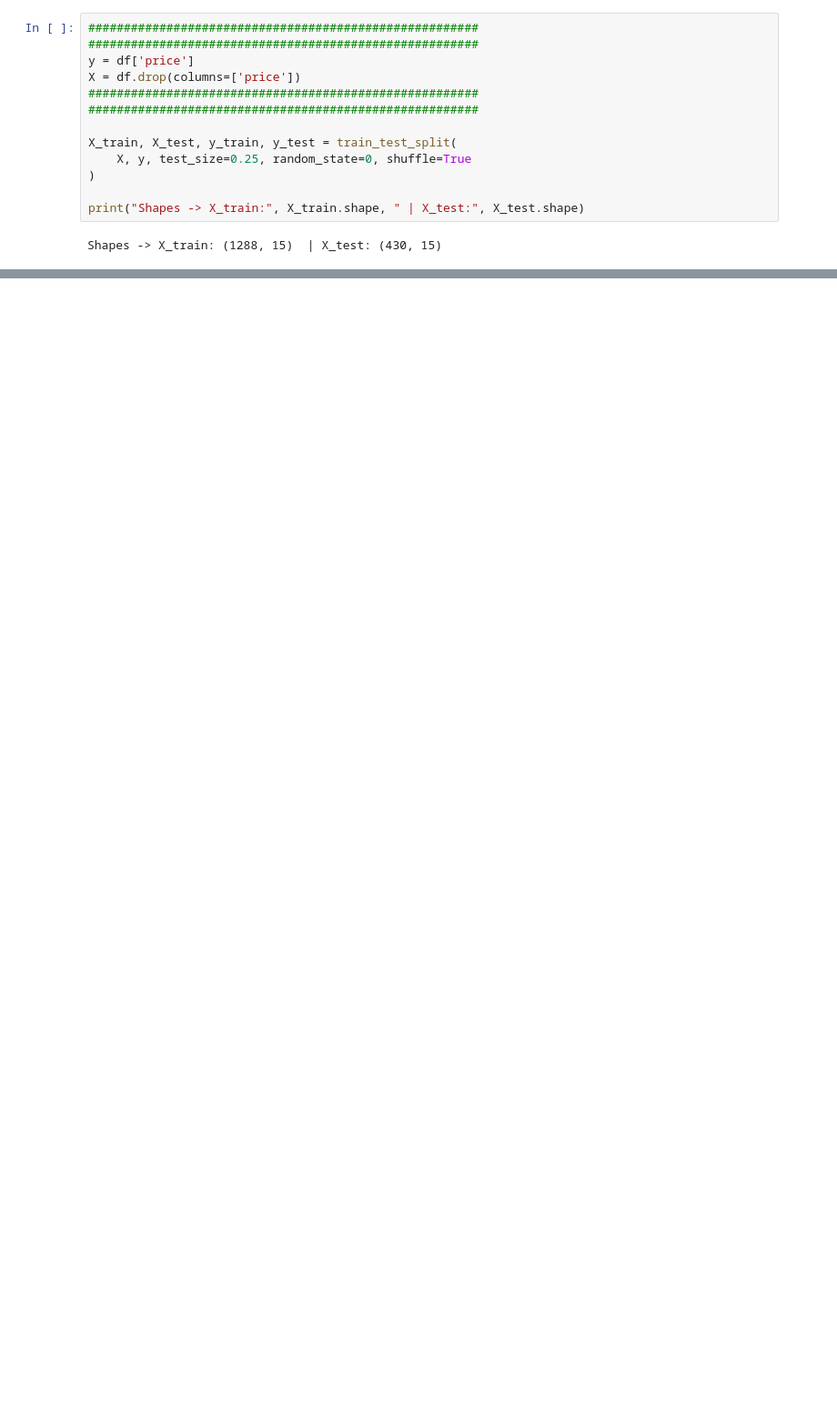
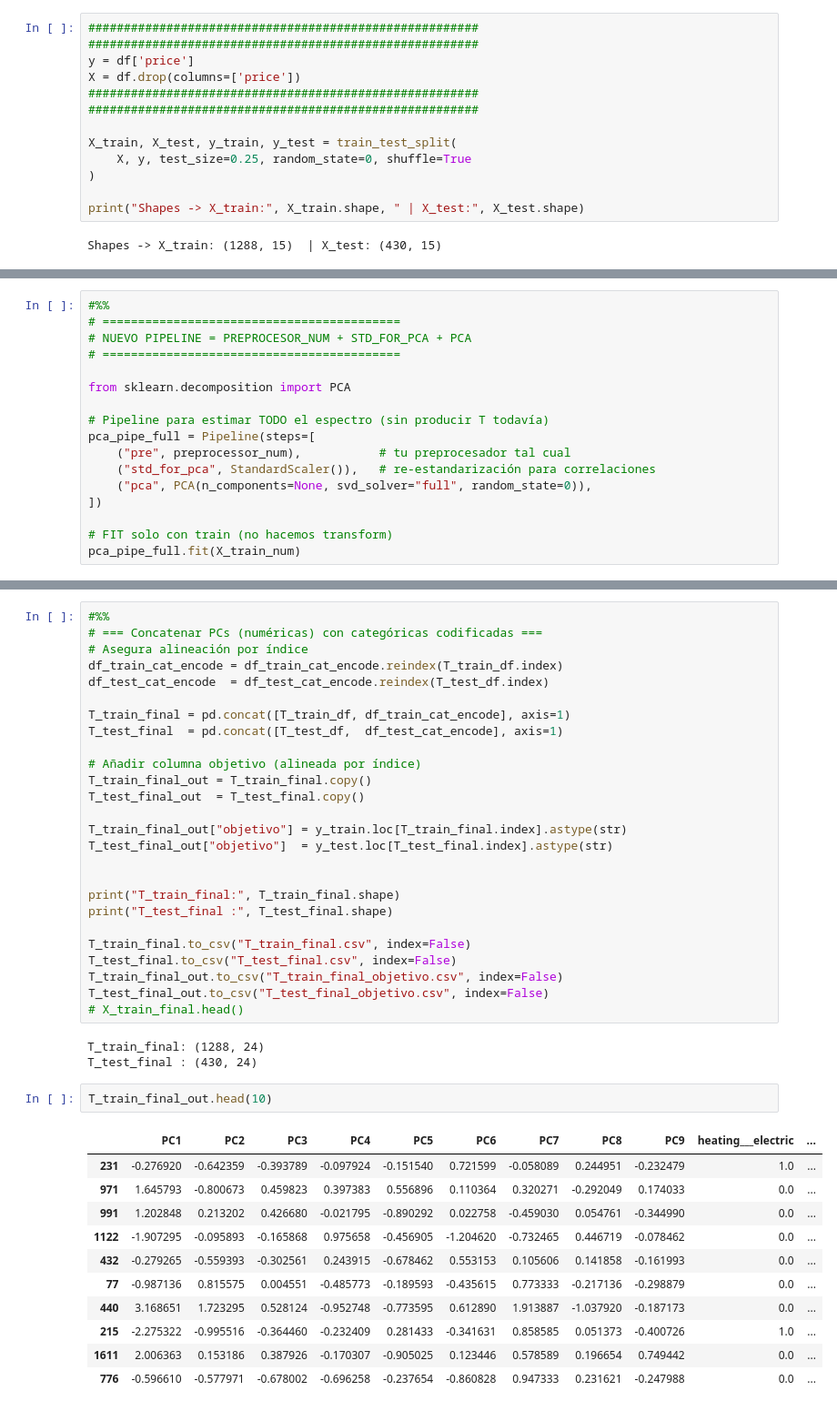
Before and after one commit to NePA13/Examen_Parcial_3, a Jupyter notebook: 01_preprocessing_results/preprocessing/01_A_preprocessing.ipynb, the cells around one changed output, grey strips where cells are left out. Shown at 91% size. Saved outputs shown, nothing was run; the diff lists cells and outputs as text; blank space fills up the shorter version.

Commit message:
Finalizacion del codigo, con resultados para el mejor modelo de predicción

```diff
--- a/01_preprocessing_results/preprocessing/01_A_preprocessing.ipynb
+++ b/01_preprocessing_results/preprocessing/01_A_preprocessing.ipynb
@@ -47,0 +397,17 @@ Shapes -> X_train: (1288, 15)  | X_test: (430, 15)
+# %%
+#%%
+# ==========================================
+# NUEVO PIPELINE = PREPROCESOR_NUM + STD_FOR_PCA + PCA
+# ==========================================
+
+from sklearn.decomposition import PCA
+
+# Pipeline para estimar TODO el espectro (sin producir T todavía)
+pca_pipe_full = Pipeline(steps=[
+    ("pre", preprocessor_num),           # tu preprocesador tal cual
+    ("std_for_pca", StandardScaler()),   # re-estandarización para correlaciones
+    ("pca", PCA(n_components=None, svd_solver="full", random_state=0)),
+])
+
+# FIT solo con train (no hacemos transform)
+pca_pipe_full.fit(X_train_num)
@@ -47,0 +622,43 @@ Shapes -> X_train: (1288, 15)  | X_test: (430, 15)
+# %%
+#%%
+# === Concatenar PCs (numéricas) con categóricas codificadas ===
+# Asegura alineación por índice
+df_train_cat_encode = df_train_cat_encode.reindex(T_train_df.index)
+df_test_cat_encode  = df_test_cat_encode.reindex(T_test_df.index)
+
+T_train_final = pd.concat([T_train_df, df_train_cat_encode], axis=1)
+T_test_final  = pd.concat([T_test_df,  df_test_cat_encode], axis=1)
+
+# Añadir columna objetivo (alineada por índice)
+T_train_final_out = T_train_final.copy()
+T_test_final_out  = T_test_final.copy()
+
+T_train_final_out["objetivo"] = y_train.loc[T_train_final.index].astype(str)
+T_test_final_out["objetivo"]  = y_test.loc[T_test_final.index].astype(str)
+
+
+print("T_train_final:", T_train_final.shape)
+print("T_test_final :", T_test_final.shape)
+
+T_train_final.to_csv("T_train_final.csv", index=False)
+T_test_final.to_csv("T_test_final.csv", index=False)
+T_train_final_out.to_csv("T_train_final_objetivo.csv", index=False)
+T_test_final_out.to_csv("T_test_final_objetivo.csv", index=False)
+# X_train_final.head()
+# %% [output]
+T_train_final: (1288, 24)
+T_test_final : (430, 24)
+# %%
+T_train_final_out.head(10)
+# %% [output]
+|  | PC1 | PC2 | PC3 | PC4 | PC5 | PC6 | PC7 | PC8 | PC9 | heating___electric | ... |
+| 231 | -0.276920 | -0.642359 | -0.393789 | -0.097924 | -0.151540 | 0.721599 | -0.058089 | 0.244951 | -0.232479 | 1.0 | ... |
+| 971 | 1.645793 | -0.800673 | 0.459823 | 0.397383 | 0.556896 | 0.110364 | 0.320271 | -0.292049 | 0.174033 | 0.0 | ... |
+| 991 | 1.202848 | 0.213202 | 0.426680 | -0.021795 | -0.890292 | 0.022758 | -0.459030 | 0.054761 | -0.344990 | 0.0 | ... |
+| 1122 | -1.907295 | -0.095893 | -0.165868 | 0.975658 | -0.456905 | -1.204620 | -0.732465 | 0.446719 | -0.078462 | 0.0 | ... |
+| 432 | -0.279265 | -0.559393 | -0.302561 | 0.243915 | -0.678462 | 0.553153 | 0.105606 | 0.141858 | -0.161993 | 0.0 | ... |
+| 77 | -0.987136 | 0.815575 | 0.004551 | -0.485773 | -0.189593 | -0.435615 | 0.773333 | -0.217136 | -0.298879 | 0.0 | ... |
+| 440 | 3.168651 | 1.723295 | 0.528124 | -0.952748 | -0.773595 | 0.612890 | 1.913887 | -1.037920 | -0.187173 | 0.0 | ... |
+| 215 | -2.275322 | -0.995516 | -0.364460 | -0.232409 | 0.281433 | -0.341631 | 0.858585 | 0.051373 | -0.400726 | 1.0 | ... |
+| 1611 | 2.006363 | 0.153186 | 0.387926 | -0.170307 | -0.905025 | 0.123446 | 0.578589 | 0.196654 | 0.749442 | 0.0 | ... |
+| 776 | -0.596610 | -0.577971 | -0.678002 | -0.696258 | -0.237654 | -0.860828 | 0.947333 | 0.231621 | -0.247988 | 0.0 | ... |
```
Also changed, not shown: parts of 21 cells of this notebook, 29 other files.
